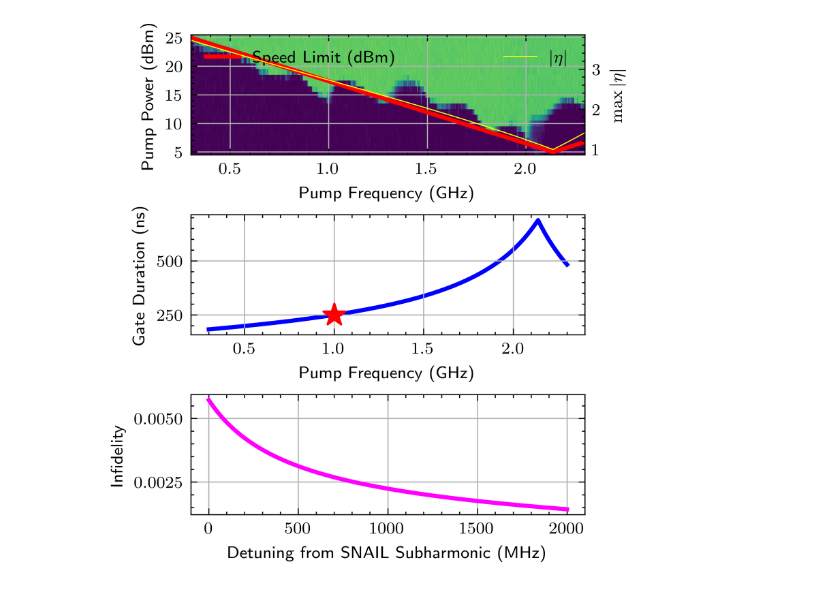
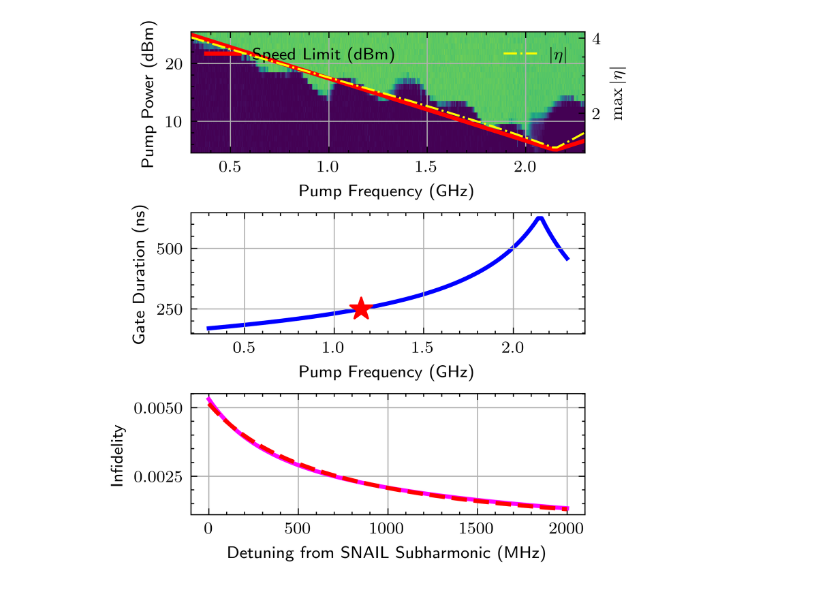
Before and after one commit to PITT-HATLAB/corral_crowding, a Jupyter notebook: src/notebooks/06_speedlimit.ipynb, the cells around one changed output. Cells and saved outputs as stored; diff of their text form; code cells hidden in the pictures.

```diff
--- a/src/notebooks/06_speedlimit.ipynb
+++ b/src/notebooks/06_speedlimit.ipynb
@@ -9,17 +11,17 @@ import scienceplots
 # %%
 lambdaq = 0.08
-eta = 1.8
 alpha = 120e6
 g3 = 60e6
-f_SNAIL = 4.276  # Ghz
+f_SNAIL = 4.3  # 4.276  # Ghz
+f0 = f_SNAIL / 2  # (e.g. ~2.138 GHz)
 ################
 d_min = 5  # Minimum allowed dBm at f0
-f_left = 0.3  # Left endpoint frequency in GHz
+f_left = f_SNAIL - 4.0  # 0.3  # Left endpoint frequency in GHz
 d_left = 25  # Allowed dBm at f_left
 ###############
 # assume there exists some gate duration
 t_f_calib = 250e-9  # Gate duration in seconds (200 ns)
-test_ghz = 1.0  # Calibration pump frequency in GHz
+test_ghz = (f_SNAIL / 2) - 1.0  # Calibration pump frequency in GHz
 ################
 # Define the lifetime T1 (in seconds)
 T1 = 120e-6  # 120 microseconds
@@ -98,8 +99,8 @@ def compute_gate_duration(frequency_GHz, X_factor, g3, lambda_factor):
 # PLOT: Experimental Data with Speed Limit Overlay
 # ================================
 # Generate x-values over the experimental range (0.3 to 2.3 GHz)
-x_vals = np.linspace(f_left, 2.3, 300)
-y_vals = compute_snail_aware_max_dBm(x_vals)
+frequency_range_GHz = np.linspace(f_left, f_left + 2, 100)
+y_vals = compute_snail_aware_max_dBm(frequency_range_GHz)
 
 with plt.style.context(["ieee", "use_mathtext", "science"]):
     fig, ax = plt.subplots(figsize=(3.5, 1.2))
@@ -115,14 +116,14 @@ with plt.style.context(["ieee", "use_mathtext", "science"]):
     )
     ax.set_xlabel("Pump Frequency (GHz)")
     ax.set_ylabel("Pump Power (dBm)")
-    ax.set_xticks([0.5, 1, 1.5, 2])
-    ax.set_yticks([5, 10, 15, 20, 25])
+    # ax.set_xticks([0.5, 1, 1.5, 2])
+    # ax.set_yticks([5, 10, 15, 20, 25])
     # Optionally add a colorbar:
     # fig.colorbar(cmesh, ax=ax, ticks=[0, 1])
     # Overlay the speed limit curve
-    ax.plot(x_vals, y_vals, color="red", linewidth=2, label="Speed Limit")
+    ax.plot(frequency_range_GHz, y_vals, color="red", linewidth=2, label="Speed Limit")
     ax.legend()
-    ax.set_xlim(f_left, 2.3)
+    ax.set_xlim(f_left, f_left + 2)
     ax.grid(True)
     # plt.title("Pump Data with Speed Limit")
 plt.show()
@@ -146,7 +147,6 @@ print(f"Calibration: ε = {epsilon_calib:.3e} and X_factor = {X_factor:.3e}")
 # PLOT: |η| vs. Pump Frequency
 # ================================
 # Use the same pump frequency range as before.
-frequency_range_GHz = np.linspace(0.3, 2.3, 100)
 eta_values = []
 
 for f in frequency_range_GHz:
@@ -183,14 +183,13 @@ Calibration: ε = -6.926e+10 and X_factor = -3.984e+09
 # ================================
 # PLOT: Minimum Gate Duration (t_f) vs. Pump Frequency
 # ================================
-frequency_range_GHz = np.linspace(0.3, 2.3, 100)  # e.g. from 0.5 GHz to 2.0 GHz
 gate_durations = np.array(
     [compute_gate_duration(f, X_factor, g3, lambdaq) for f in frequency_range_GHz]
 )
 
 with plt.style.context(["ieee", "use_mathtext", "science"]):
     fig, ax = plt.subplots(figsize=(3.5, 1.2))
-    ax.scatter(test_ghz, t_f_calib * 1e9, marker="*", color="red", s=120, zorder=1)
+    ax.scatter(test_ghz, t_f_calib * 1e9, marker="*", color="red", s=120, zorder=3)
     ax.plot(frequency_range_GHz, gate_durations * 1e9, "b-", linewidth=2)
     ax.set_xlabel("Pump Frequency (GHz)")
     ax.set_ylabel("Gate Duration (ns)")
@@ -256,12 +278,14 @@ with plt.style.context(["ieee", "use_mathtext", "science"]):
         vmax=0.9,
     )
     # Plot the speed limit curve (pump power in dBm) on the left y-axis
-    ax1.plot(x_vals, y_vals, color="red", linewidth=2, label="Speed Limit (dBm)")
+    ax1.plot(
+        frequency_range_GHz, y_vals, color="red", linewidth=2, label="Speed Limit (dBm)"
+    )
     ax1.set_xlabel("Pump Frequency (GHz)")
     ax1.set_ylabel("Pump Power (dBm)")
-    ax1.set_xticks([0.5, 1, 1.5, 2])
-    ax1.set_yticks([5, 10, 15, 20, 25])
-    ax1.set_xlim(f_left, 2.3)
+    # ax1.set_xticks([0.5, 1, 1.5, 2])
+    # ax1.set_yticks([5, 10, 15, 20, 25])
+    # ax1.set_xlim(f_left, 2.3)
     ax1.grid(True)
     ax1.legend(loc="upper left")
 
@@ -270,42 +294,43 @@ with plt.style.context(["ieee", "use_mathtext", "science"]):
     ax1_twin.plot(
         frequency_range_GHz,
         eta_values,
-        "-",
+        "-.",
         color="yellow",
-        linewidth=0.5,
+        linewidth=1,
         label=r"$|\eta|$",
     )
     ax1_twin.set_ylabel(r"$\max{|\eta|}$")
     ax1_twin.legend(loc="upper right")
 
     # ------------------------------------------------
     # Subplot 2: Minimum Gate Duration (t_f) vs. Pump Frequency
     # ------------------------------------------------
     ax2 = axs[1]
     # Plot the computed gate durations (converted to ns)
     ax2.plot(
         frequency_range_GHz,
         gate_durations * 1e9,
         "-",
         color="blue",
         linewidth=2,
         zorder=1,
     )
     # Plot the calibration star marker with a high zorder so it appears on top
     ax2.scatter(test_ghz, t_f_calib * 1e9, marker="*", color="red", s=120, zorder=3)
     ax2.set_xlabel("Pump Frequency (GHz)")
     ax2.set_ylabel("Gate Duration (ns)")
     ax2.grid(True)
 
-    # ------------------------------------------------
-    # Subplot 3: Estimated Infidelity vs. Detuning (using pink)
-    # ------------------------------------------------
+    # # ------------------------------------------------
+    # # Subplot 3: Estimated Infidelity vs. Detuning (using pink)
+    # # ------------------------------------------------
     ax3 = axs[2]
     ax3.plot(detuning_MHz, infidelity, "-", color="magenta", linewidth=2)
+    ax3.plot(detuning_MHz, fit_line, "r--", linewidth=2)
     ax3.set_xlabel("Detuning from SNAIL Subharmonic (MHz)")
     ax3.set_ylabel("Infidelity")
     ax3.grid(True)
 
 plt.show()
 # %% [output]
-[figure, old version]
+[figure, new version]
```
Also changed, not shown: parts of 8 cells of this notebook, 5 other files.
